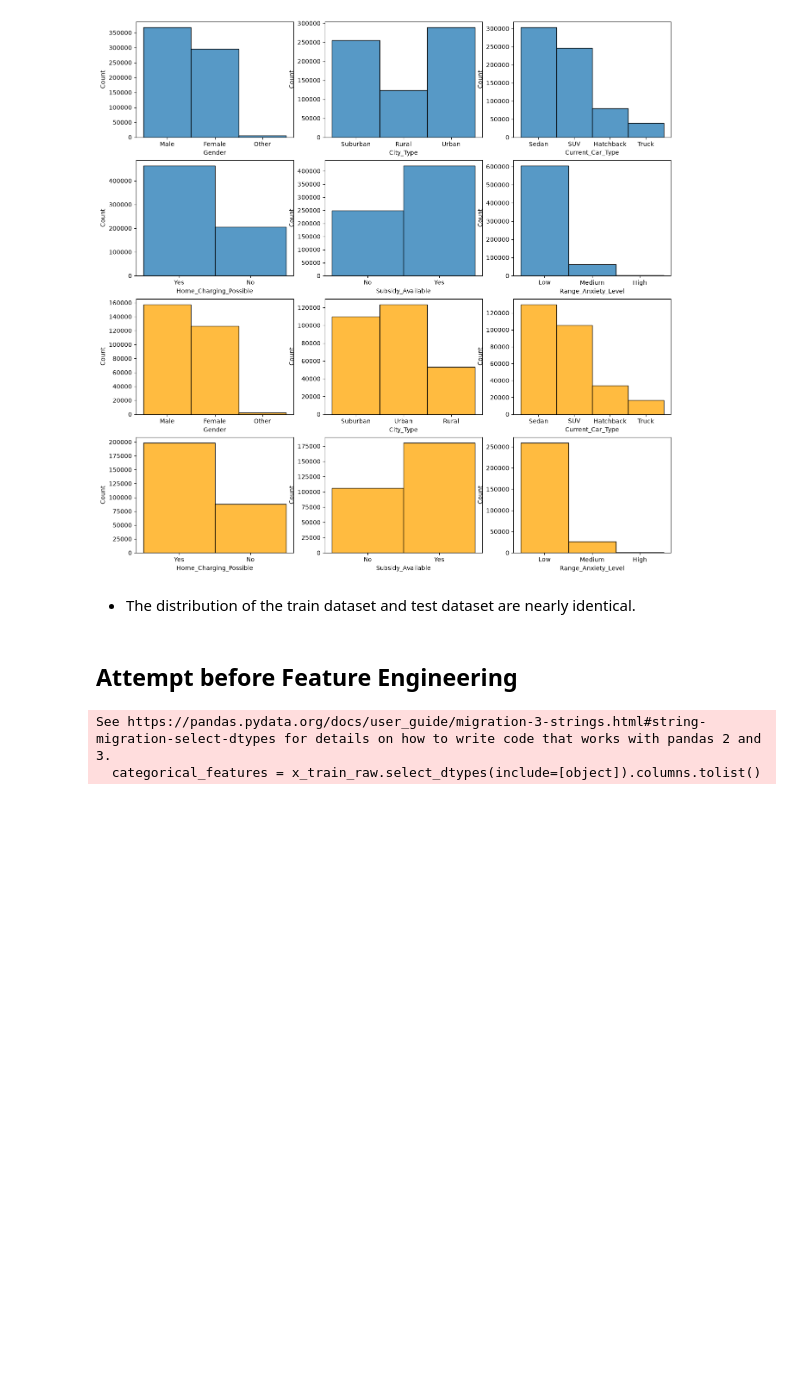
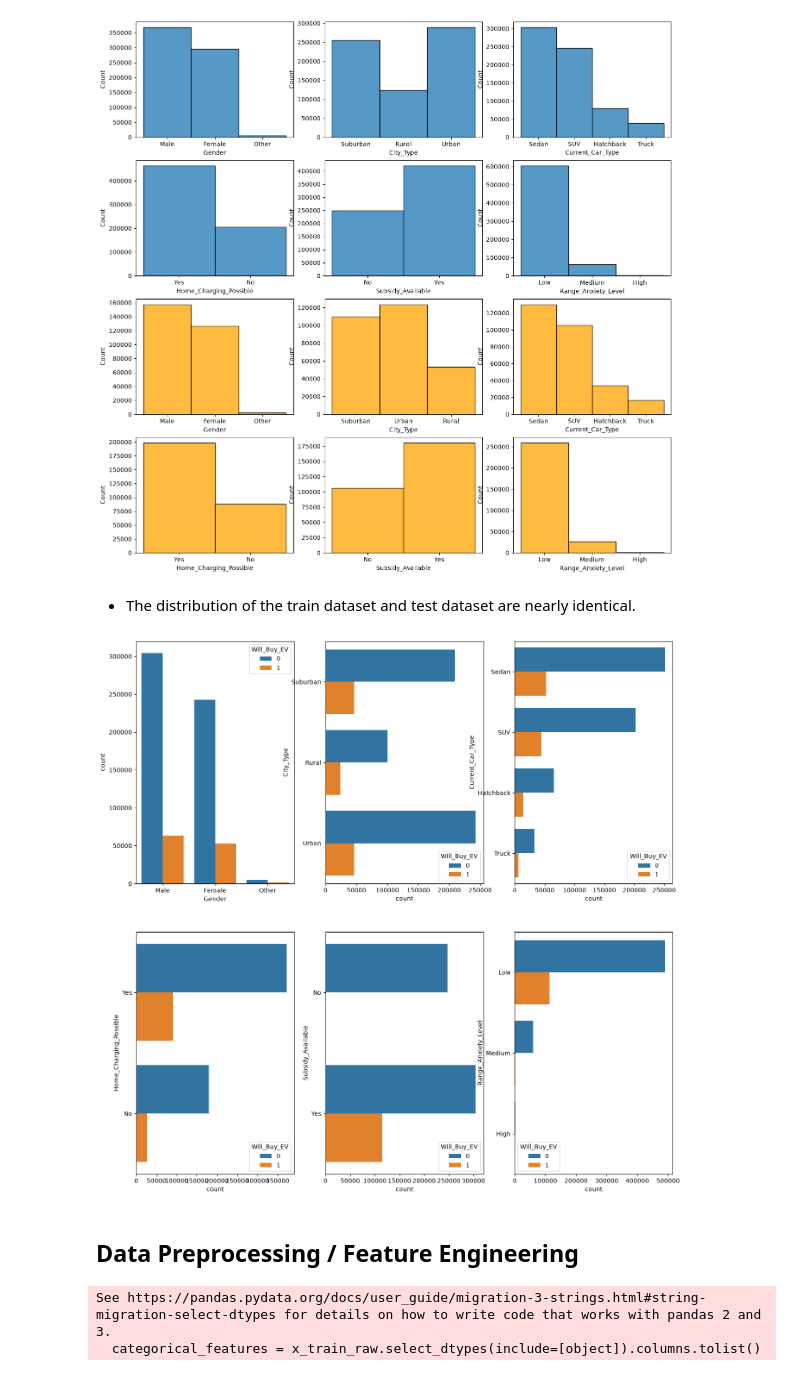
Before and after one commit to daniellec927/ev-purchase-predict, a Jupyter notebook: ev-predict-kaggle.ipynb, the cells around one changed output. Drawn from its saved outputs; the diff is of its cells as text; code cells hidden in the pictures; blank space fills up the shorter version.

```diff
--- a/ev-predict-kaggle.ipynb
+++ b/ev-predict-kaggle.ipynb
@@ -288,8 +288,25 @@ plt.show()
 [figure]
 # %% [markdown]
 * The distribution of the train dataset and test dataset are nearly identical.
+# %%
+plt.figure(figsize = (16,16))
+plt.subplot(2,3,1)
+sns.countplot(x=train_data['Gender'], hue=train_data['Will_Buy_EV'])
+plt.subplot(2,3,2)
+sns.countplot(y=train_data['City_Type'], hue=train_data['Will_Buy_EV'])
+plt.subplot(2,3,3)
+sns.countplot(y=train_data['Current_Car_Type'], hue=train_data['Will_Buy_EV'])
+plt.subplot(2,3,4)
+sns.countplot(y=train_data['Home_Charging_Possible'], hue=train_data['Will_Buy_EV'])
+plt.subplot(2,3,5)
+sns.countplot(y=train_data['Subsidy_Available'], hue=train_data['Will_Buy_EV'])
+plt.subplot(2,3,6)
+sns.countplot(y=train_data['Range_Anxiety_Level'], hue=train_data['Will_Buy_EV'])
+plt.show()
+# %% [output]
+[figure, added]
 # %% [markdown]
-## Attempt before Feature Engineering
+## Data Preprocessing / Feature Engineering
 # %%
 train_data = train_data.drop(columns=['id'])
 test_data_wo_id = test_data.drop(columns=['id'])
```
Also changed, not shown: parts of 16 cells of this notebook.
